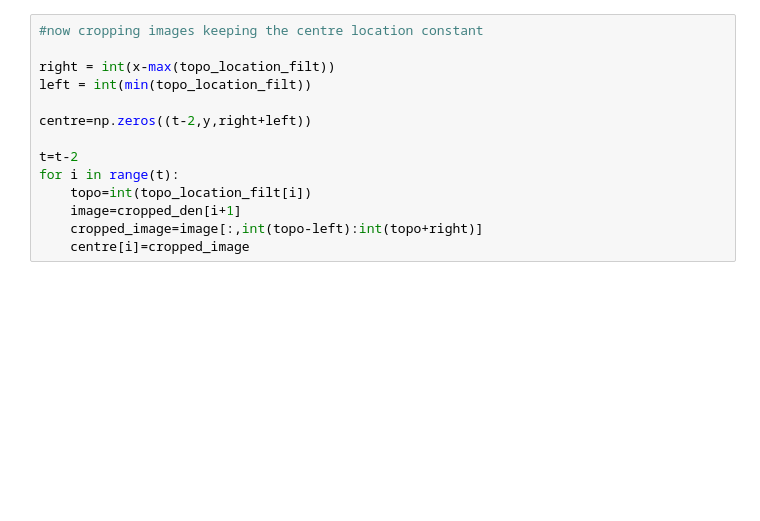
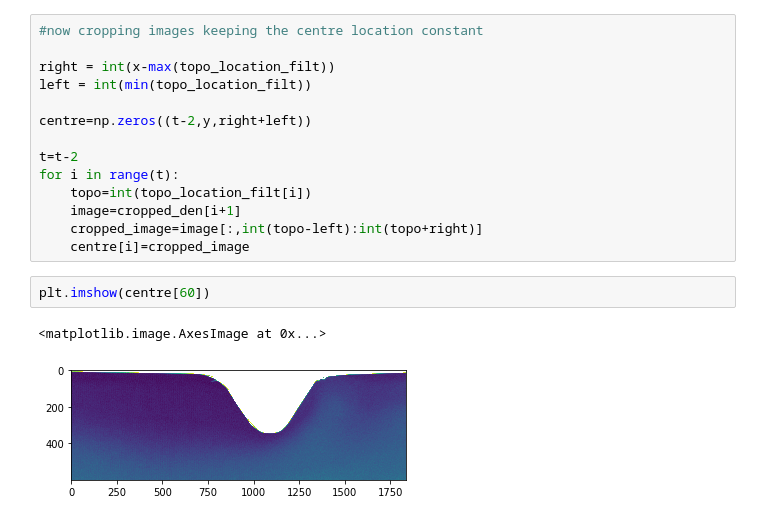
Before and after one commit to callummshaw/Lab_Ridge, a Jupyter notebook: Code/Short Term Visualisation- Fixed.ipynb, the cells around one changed output. Drawn from its saved outputs; the diff is of its cells as text; blank space fills up the shorter version.

```diff
--- a/Code/Short Term Visualisation- Fixed.ipynb
+++ b/Code/Short Term Visualisation- Fixed.ipynb
@@ -373,6 +350,11 @@ for i in range(t):
     image=cropped_den[i+1]
     cropped_image=image[:,int(topo-left):int(topo+right)]
     centre[i]=cropped_image
+# %%
+plt.imshow(centre[60])
+# %% [output]
+<matplotlib.image.AxesImage at 0x...>
+[figure, added]
 # %%
 #using the same code as above to create a video to look at centred topo
 ims=[]
```
Also changed, not shown: parts of 11 cells of this notebook.
